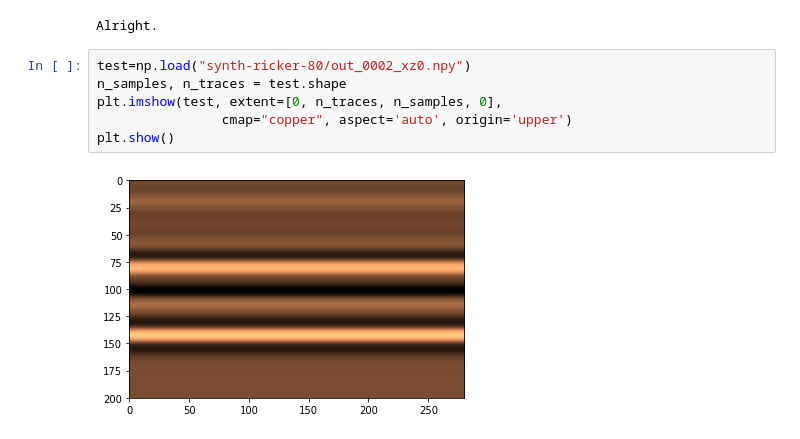
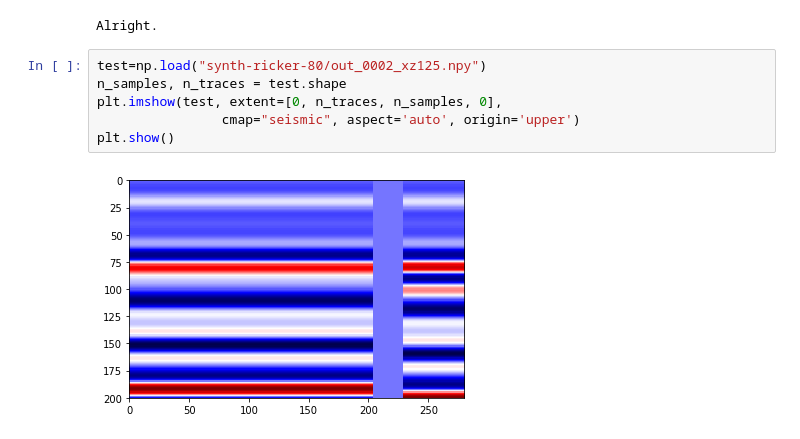
Before and after one commit to stevejpurves/model2seis, a Jupyter notebook: jesper/Modelling.ipynb, the cells around one changed output. Drawn from its saved outputs; the diff is of its cells as text.

```diff
--- a/jesper/Modelling.ipynb
+++ b/jesper/Modelling.ipynb
@@ -138,10 +138,10 @@ print('Alright.')
 # %% [output]
 Alright.
 # %%
-test=np.load("synth-ricker-80/out_0002_xz0.npy")
+test=np.load("synth-ricker-80/out_0002_xz125.npy")
 n_samples, n_traces = test.shape
 plt.imshow(test, extent=[0, n_traces, n_samples, 0],
-                cmap="copper", aspect='auto', origin='upper')
+                cmap="seismic", aspect='auto', origin='upper')
 plt.show()
 # %% [output]
-[figure, old version]
+[figure, new version]
```
Also changed, not shown: parts of 7 cells of this notebook.
